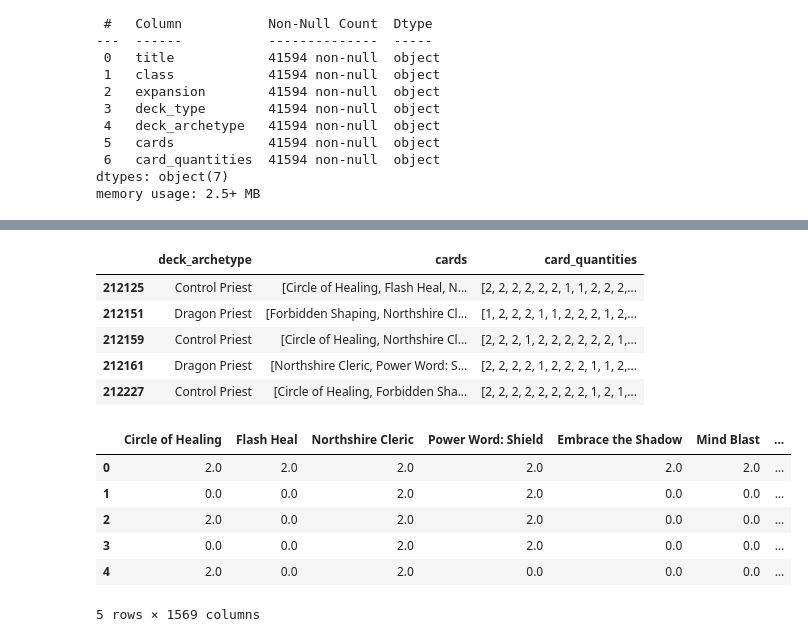
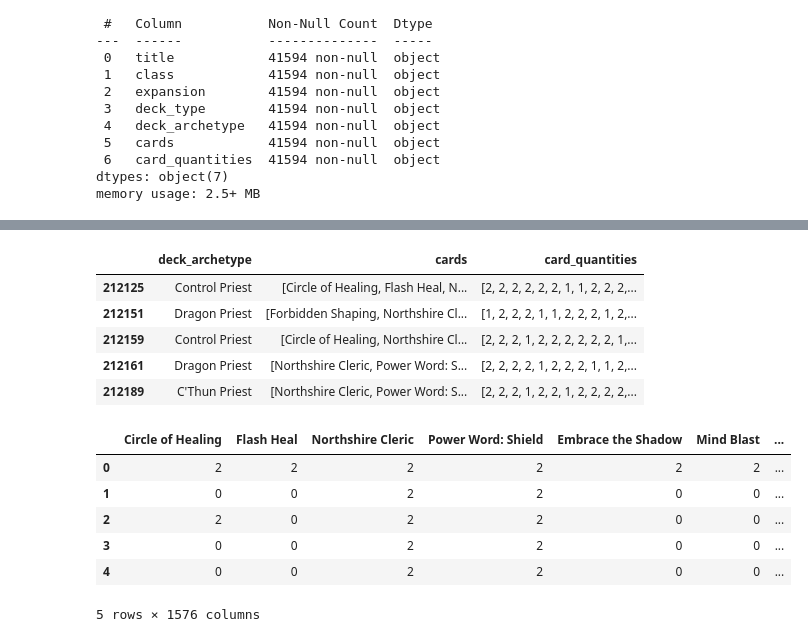
Before and after one commit to Varadiell/alyra-hearthstone-companion, a Jupyter notebook: analysis.ipynb, the cells around one changed output, grey strips where cells are left out. Drawn from its saved outputs; the diff is of its cells as text; code cells hidden in the pictures.

```diff
--- a/analysis.ipynb
+++ b/analysis.ipynb
@@ -256,8 +256,8 @@ Data columns (total 7 columns):
 dtypes: object(7)
 memory usage: 2.5+ MB
 # %%
-# Keep the 12 most popular priest deck archetypes ("Control Priest", "Dragon Priest", "N'Zoth Priest", "OTK Priest", "Reno Priest", "Combo Priest", "Silence Priest", "Resurrect Priest", "Highlander Priest", "Quest Priest", "Big Priest" and "Spiteful Priest")
-most_popular_priest_deck_archetypes_df = priest_decks[priest_decks['deck_archetype'].str.lower().isin(['control priest', 'dragon priest', 'n\'zoth priest', 'otk priest', 'reno priest', 'combo priest', 'silence priest', 'resurrect priest', 'highlander priest', 'quest priest', 'big priest', 'spiteful priest'])]
+# Keep the 13 most popular priest deck archetypes ("Control Priest", "Dragon Priest", "N'Zoth Priest", "OTK Priest", "Reno Priest", "Combo Priest", "Silence Priest", "Resurrect Priest", "C'thun Priest", "Highlander Priest", "Quest Priest", "Big Priest" and "Spiteful Priest")
+most_popular_priest_deck_archetypes_df = priest_decks[priest_decks['deck_archetype'].str.lower().isin(['control priest', 'dragon priest', 'n\'zoth priest', 'otk priest', 'reno priest', 'combo priest', 'silence priest', 'resurrect priest', 'c\'thun priest', 'highlander priest', 'quest priest', 'big priest', 'spiteful priest'])]
 
 most_popular_priest_deck_archetypes_df.info()
 # %% [output]
@@ -310,20 +310,20 @@ priest_df.head()
 | 212151 | Dragon Priest | [Forbidden Shaping, Northshire Cl... | [1, 2, 2, 2, 1, 1, 2, 2, 2, 1, 2,... |
 | 212159 | Control Priest | [Circle of Healing, Northshire Cl... | [2, 2, 2, 1, 2, 2, 2, 2, 2, 2, 1,... |
 | 212161 | Dragon Priest | [Northshire Cleric, Power Word: S... | [2, 2, 2, 2, 1, 2, 2, 2, 1, 1, 2,... |
-| 212227 | Control Priest | [Circle of Healing, Forbidden Sha... | [2, 2, 2, 2, 2, 2, 2, 2, 1, 2, 1,... |
+| 212189 | C'Thun Priest | [Northshire Cleric, Power Word: S... | [2, 2, 2, 1, 2, 2, 1, 2, 2, 2, 2,... |
 # %%
 # Convert card-quantity pairs into a dictionary (deck-level)
 def count_vectorize(cards, quantities):
     return dict(zip(cards, quantities)) # Maintain full card names
 
-vectorized_df = pd.json_normalize(priest_df.apply(lambda row: count_vectorize(row['cards'], row['card_quantities']), axis=1)).fillna(0)
+vectorized_df = pd.json_normalize(priest_df.apply(lambda row: count_vectorize(row['cards'], row['card_quantities']), axis=1)).fillna(0).astype('int')
 
 vectorized_df.head()
 # %% [output]
 |  | Circle of Healing | Flash Heal | Northshire Cleric | Power Word: Shield | Embrace the Shadow | Mind Blast | ... |
-| 0 | 2.0 | 2.0 | 2.0 | 2.0 | 2.0 | 2.0 | ... |
-| 1 | 0.0 | 0.0 | 2.0 | 2.0 | 0.0 | 0.0 | ... |
-| 2 | 2.0 | 0.0 | 2.0 | 2.0 | 0.0 | 0.0 | ... |
-| 3 | 0.0 | 0.0 | 2.0 | 2.0 | 0.0 | 0.0 | ... |
-| 4 | 2.0 | 0.0 | 2.0 | 0.0 | 0.0 | 0.0 | ... |
+| 0 | 2 | 2 | 2 | 2 | 2 | 2 | ... |
+| 1 | 0 | 0 | 2 | 2 | 0 | 0 | ... |
+| 2 | 2 | 0 | 2 | 2 | 0 | 0 | ... |
+| 3 | 0 | 0 | 2 | 2 | 0 | 0 | ... |
+| 4 | 0 | 0 | 2 | 2 | 0 | 0 | ... |
-5 rows × 1569 columns
+5 rows × 1576 columns
```
Also changed, not shown: parts of 6 cells of this notebook.
